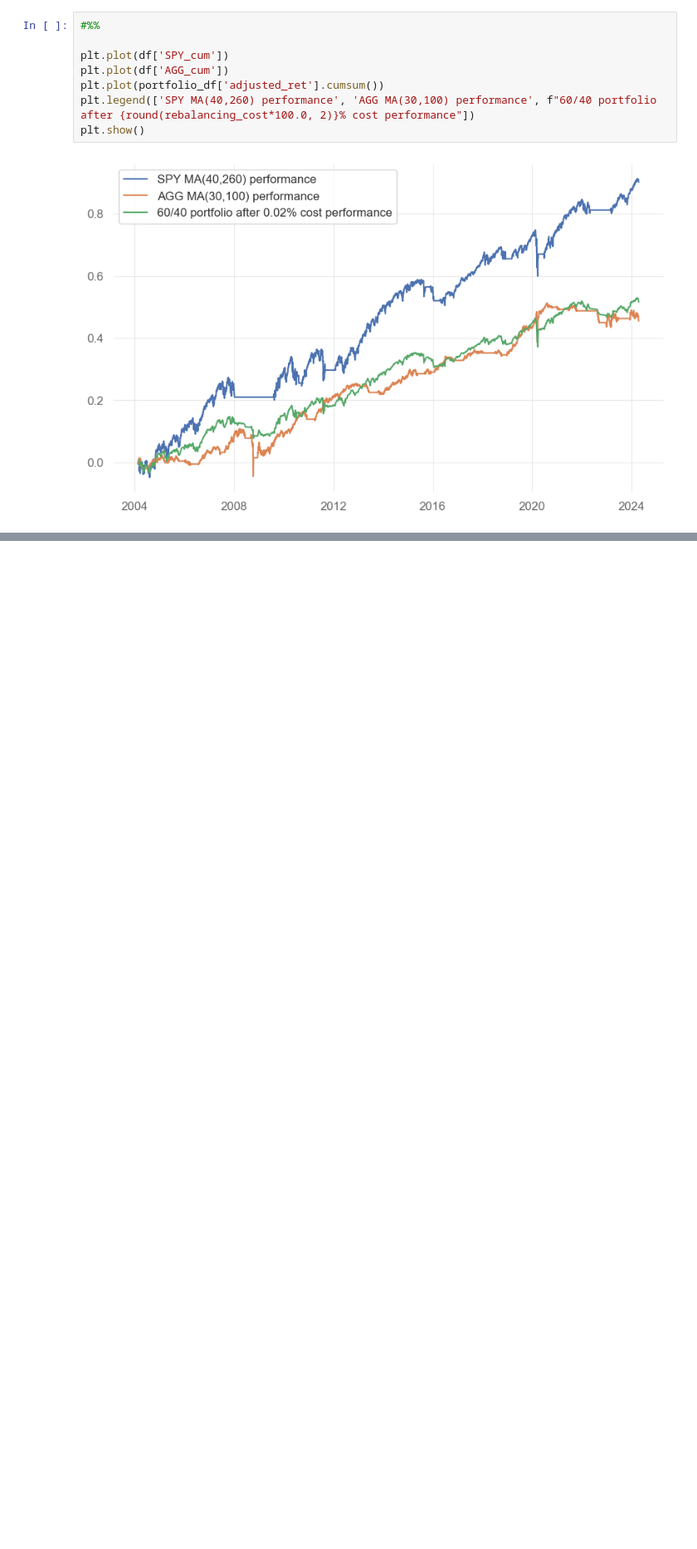
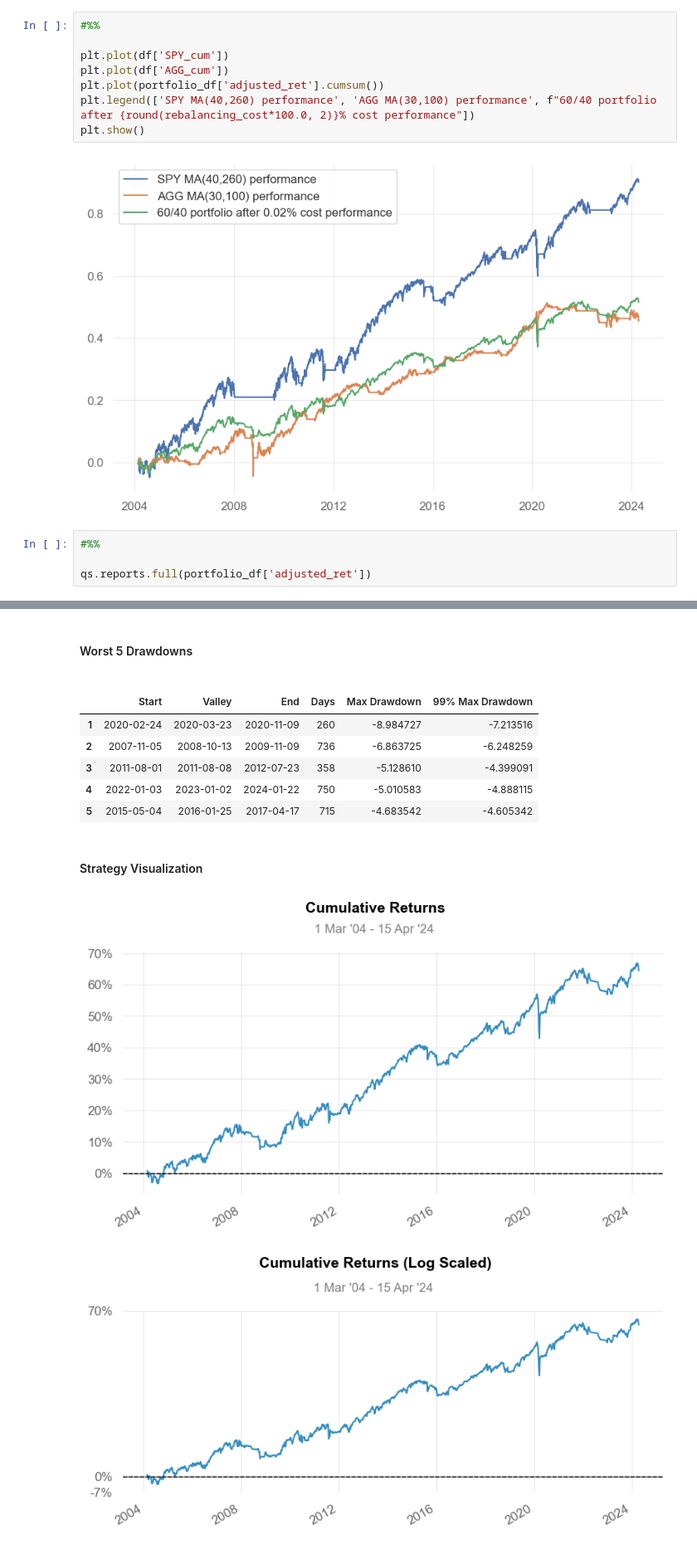
Before and after one commit to sharavsambuu/hello-60-40, a Jupyter notebook: optimized_60_40.ipynb, the cells around one changed output, grey strips where cells are left out. Shown at 83% size. Saved outputs shown, nothing was run; the diff lists cells and outputs as text; blank space fills up the shorter version.

Commit message:
full performance tearsheet for the optimized 6040.

```diff
--- a/optimized_60_40.ipynb
+++ b/optimized_60_40.ipynb
@@ -239,3 +245,8 @@ plt.legend(['SPY MA(40,260) performance', 'AGG MA(30,100) performance', f"60/40
 plt.show()
 # %% [output]
 [figure]
+# %%
+#%%
+
+qs.reports.full(portfolio_df['adjusted_ret'])
+# %% [output]
@@ -241,0 +272,10 @@ plt.show()
+Worst 5 Drawdowns
+|  | Start | Valley | End | Days | Max Drawdown | 99% Max Drawdown |
+| 1 | 2020-02-24 | 2020-03-23 | 2020-11-09 | 260 | -8.984727 | -7.213516 |
+| 2 | 2007-11-05 | 2008-10-13 | 2009-11-09 | 736 | -6.863725 | -6.248259 |
+| 3 | 2011-08-01 | 2011-08-08 | 2012-07-23 | 358 | -5.128610 | -4.399091 |
+| 4 | 2022-01-03 | 2023-01-02 | 2024-01-22 | 750 | -5.010583 | -4.888115 |
+| 5 | 2015-05-04 | 2016-01-25 | 2017-04-17 | 715 | -4.683542 | -4.605342 |
+Strategy Visualization
+[figure, added]
+[figure, added]
```
Also changed, not shown: parts of 2 cells of this notebook, 1 other file.
